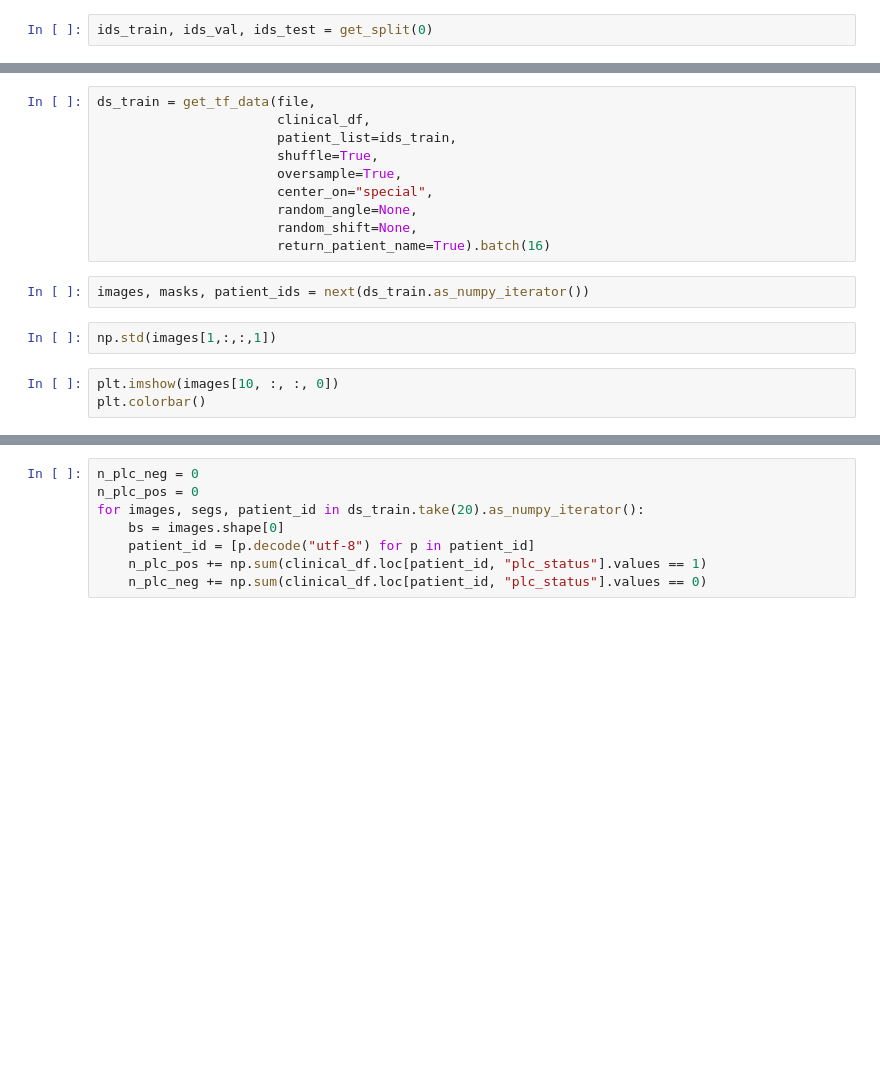
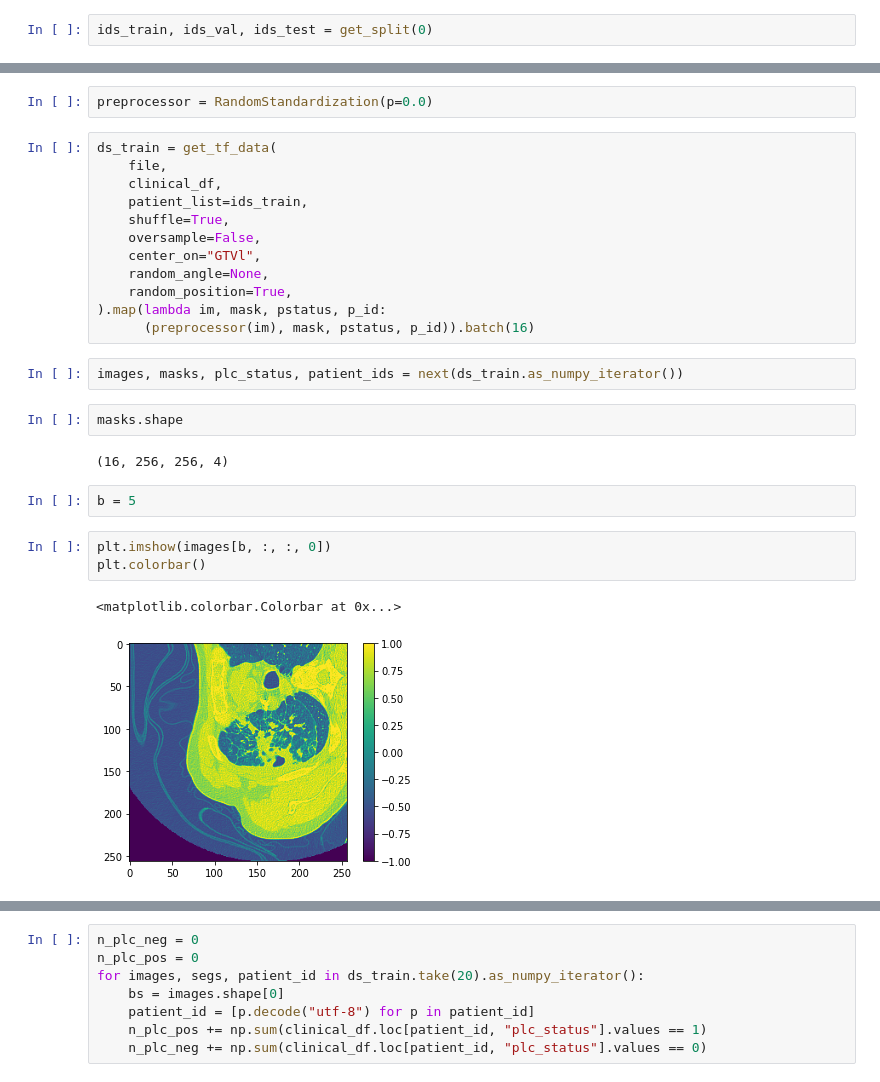
Before and after one commit to voreille/plc_segmentation, a Jupyter notebook: notebooks/explore_data.ipynb, the cells around one changed output, grey strips where cells are left out. Saved outputs shown, nothing was run; the diff lists cells and outputs as text; blank space fills up the shorter version.

```diff
--- a/notebooks/explore_data.ipynb
+++ b/notebooks/explore_data.ipynb
@@ -32,17 +38,28 @@ np.sum(clinical_df.loc[ids_train, "plc_status"].values)
+# %%
+preprocessor = RandomStandardization(p=0.0)
 # %%
-ds_train = get_tf_data(file,
-                       clinical_df,
-                       patient_list=ids_train,
-                       shuffle=True,
-                       oversample=True,
-                       center_on="special",
-                       random_angle=None,
-                       random_shift=None,
-                       return_patient_name=True).batch(16)
+ds_train = get_tf_data(
+    file,
+    clinical_df,
+    patient_list=ids_train,
+    shuffle=True,
+    oversample=False,
+    center_on="GTVl",
+    random_angle=None,
+    random_position=True,
+).map(lambda im, mask, pstatus, p_id:
+      (preprocessor(im), mask, pstatus, p_id)).batch(16)
 # %%
-images, masks, patient_ids = next(ds_train.as_numpy_iterator())
+images, masks, plc_status, patient_ids = next(ds_train.as_numpy_iterator())
-# %%
-np.std(images[1,:,:,1])
+# %%
+masks.shape
+# %% [output]
+(16, 256, 256, 4)
+# %%
+b = 5
 # %%
-plt.imshow(images[10, :, :, 0])
+plt.imshow(images[b, :, :, 0])
 plt.colorbar()
+# %% [output]
+<matplotlib.colorbar.Colorbar at 0x...>
+[figure, added]
```
Also changed, not shown: parts of 8 cells of this notebook, 21 other files.
